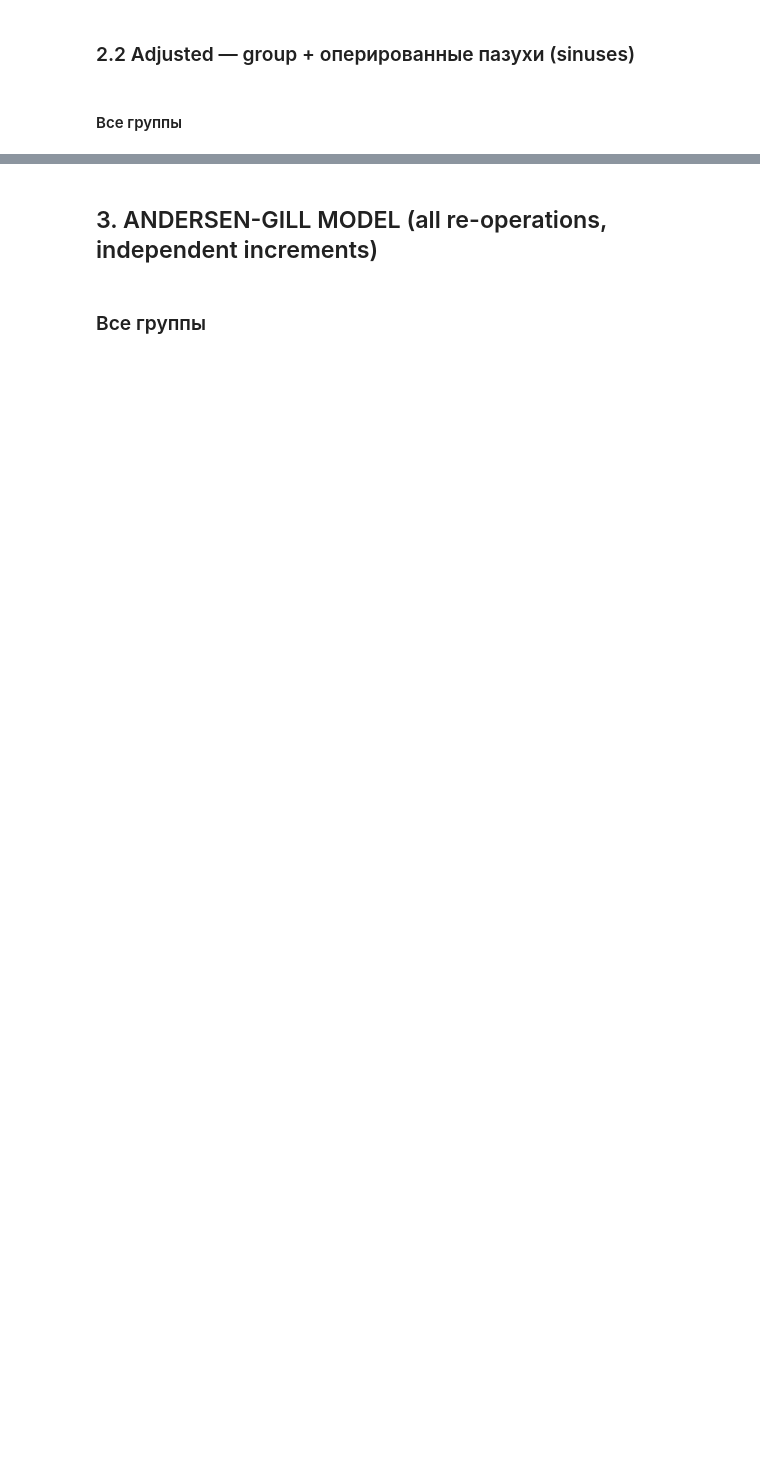
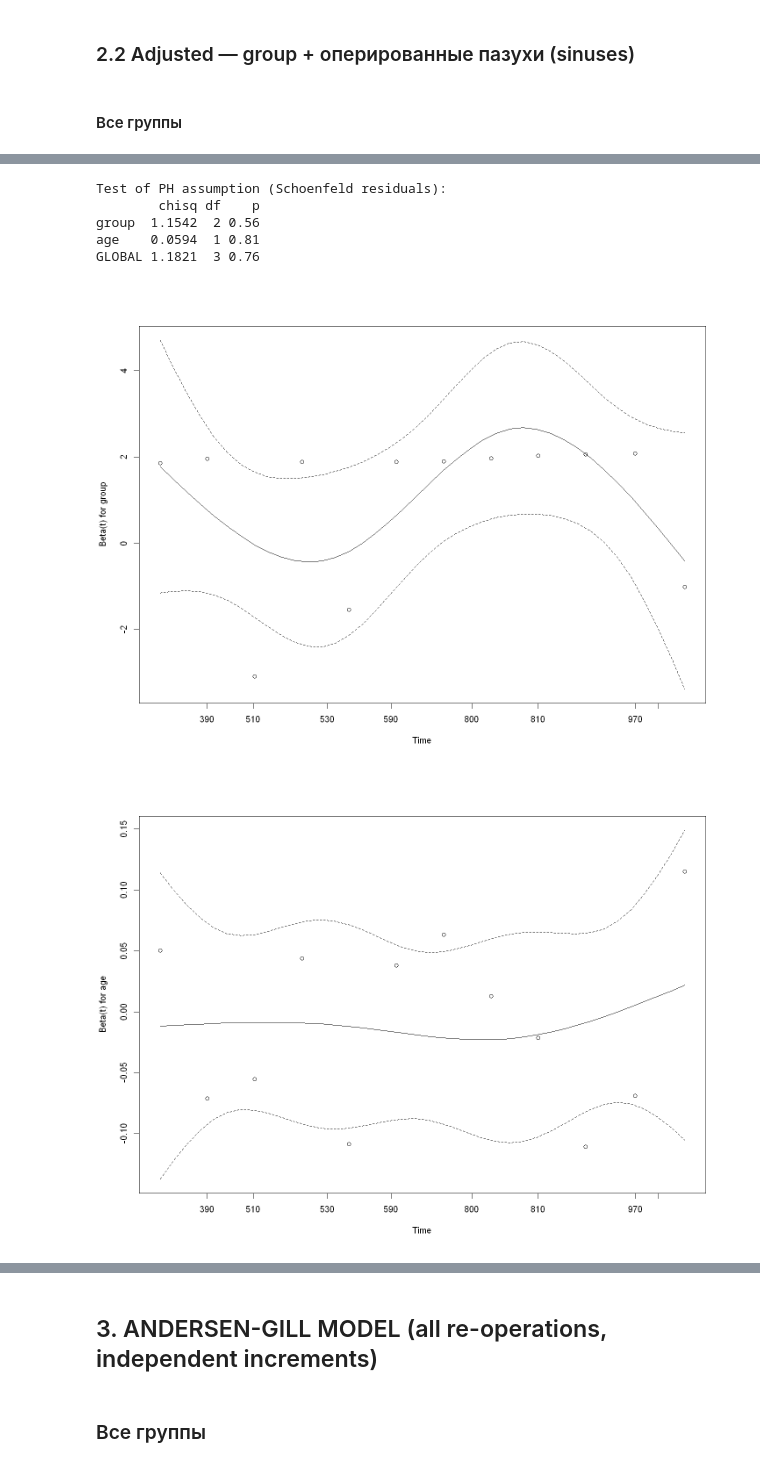
Before and after one commit to maat4maat/lor01, a Jupyter notebook: jupyter/time-event.ipynb, the cells around one changed output, grey strips where cells are left out. Saved outputs shown, nothing was run; the diff lists cells and outputs as text; code cells hidden in the pictures; blank space fills up the shorter version.

```diff
--- a/jupyter/time-event.ipynb
+++ b/jupyter/time-event.ipynb
@@ -66,7 +95,15 @@ data <- raw |>
     age = as.integer(`возраст`),
     sex = `пол`,
     ill_dur = as.integer(`длительность заболевания`),
-    polyps = `удаление полипов в анамнезе`,
+    polyps = as.integer(`удаление полипов в анамнезе`),
+    allergy_dust = factor(`аллергия.домашняя пыль`),
+    allergy_plants = factor(`аллергия.растения`),
+    allergy_mites = factor(`аллергия.пылевые клещи`),
+    allergy_animals = factor(`аллергия.животные`),
+    chronic_rhinitis = factor(`хронический ринит`),
+    AR = factor(`АР`),
+    BA = factor(`БА`),
+    nasal_septum_deviation = factor(`искривление носовой перегородки`),
     date_operation = as.Date(`дата операции`),
     sinuses = `оперированные пазухи`,
     followup = days_diff(as.Date(`дата операции`), stop_date),
@@ -614,0 +906,4 @@ plot(ph_test_adj_og)
+# %%
+cox_fit_adj <- coxph(Surv(time_first, event_first) ~ group + age, data = first_reop_df)
+cat("\nCox PH model summary (group + age):\n")
+print(summary(cox_fit_adj))
@@ -614,0 +928,17 @@ plot(ph_test_adj_og)
+# %%
+# Test PH assumption (Schoenfeld residuals)
+cat("\nTest of PH assumption (Schoenfeld residuals):\n")
+ph_test_adj <- cox.zph(cox_fit_adj)
+print(ph_test_adj)
+# p > 0.05 → PH assumption not violated
+
+# Plot Schoenfeld residuals for PH test
+plot(ph_test_adj)
+# %% [output]
+Test of PH assumption (Schoenfeld residuals):
+        chisq df    p
+group  1.1542  2 0.56
+age    0.0594  1 0.81
+GLOBAL 1.1821  3 0.76
+[figure, added]
+[figure, added]
```
Also changed, not shown: parts of 252 cells of this notebook.
